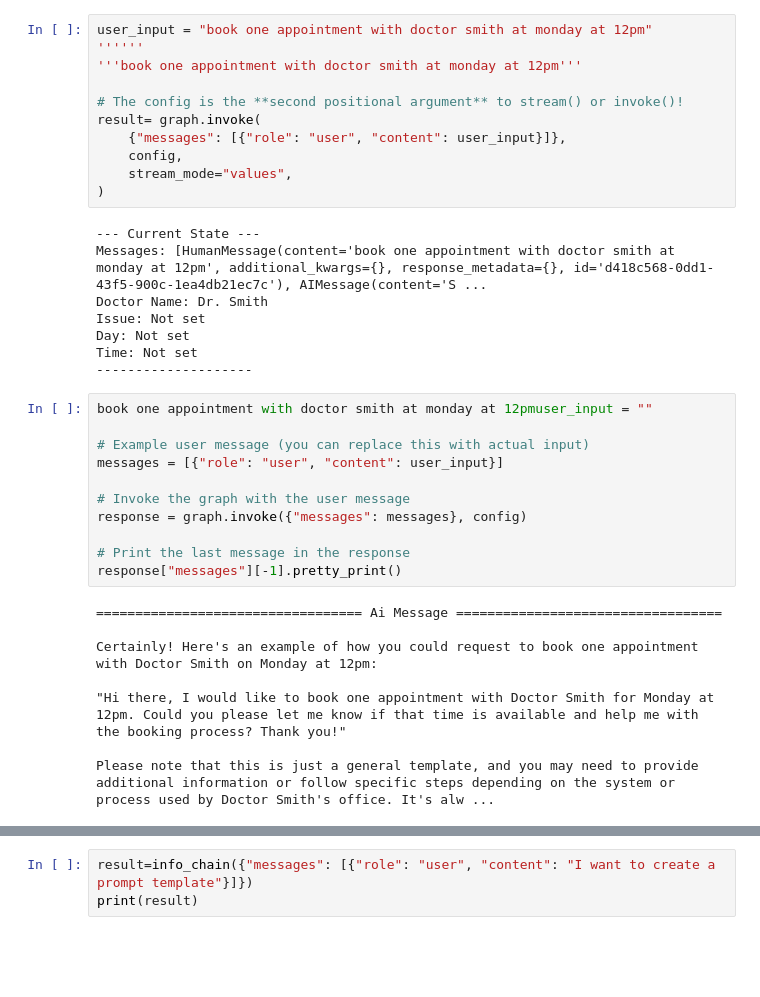
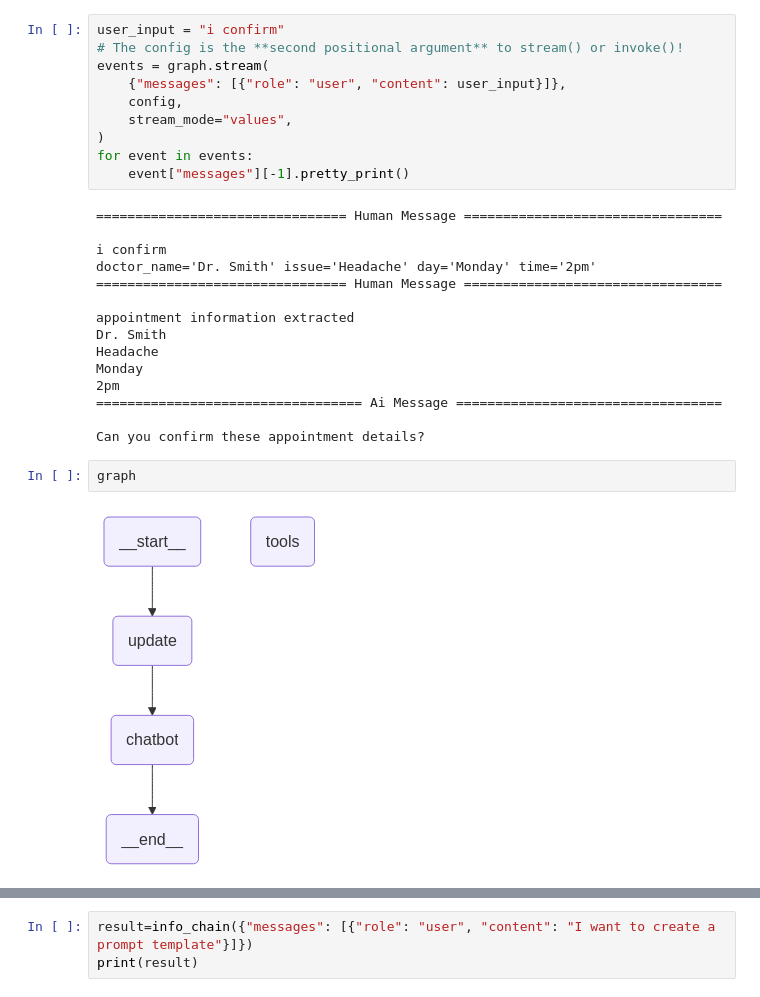
Before and after one commit to sudipmajkoti07/agentflow, a Jupyter notebook: new.ipynb, the cells around one changed output, grey strips where cells are left out. Saved outputs shown, nothing was run; the diff lists cells and outputs as text; blank space fills up the shorter version.

```diff
--- a/new.ipynb
+++ b/new.ipynb
@@ -429,38 +138,29 @@ config = {"configurable": {"thread_id": "7"}}
 # %%
-user_input = "book one appointment with doctor smith at monday at 12pm"
-''''''
-'''book one appointment with doctor smith at monday at 12pm'''
-
+user_input = "i confirm"
 # The config is the **second positional argument** to stream() or invoke()!
-result= graph.invoke(
+events = graph.stream(
     {"messages": [{"role": "user", "content": user_input}]},
     config,
     stream_mode="values",
 )
+for event in events:
+    event["messages"][-1].pretty_print()
 # %% [output]
---- Current State ---
-Messages: [HumanMessage(content='book one appointment with doctor smith at monday at 12pm', additional_kwargs={}, response_metadata={}, id='d418c568-0dd1-43f5-900c-1ea4db21ec7c'), AIMessage(content='S ...
-Doctor Name: Dr. Smith
-Issue: Not set
-Day: Not set
-Time: Not set
---------------------
+================================ Human Message =================================
+
+i confirm
+doctor_name='Dr. Smith' issue='Headache' day='Monday' time='2pm'
+================================ Human Message =================================
+
+appointment information extracted
+Dr. Smith
+Headache
+Monday
+2pm
+================================== Ai Message ==================================
+
+Can you confirm these appointment details?
-# %%
-book one appointment with doctor smith at monday at 12pmuser_input = ""
-
-# Example user message (you can replace this with actual input)
-messages = [{"role": "user", "content": user_input}]
-
-# Invoke the graph with the user message
-response = graph.invoke({"messages": messages}, config)
-
-# Print the last message in the response
-response["messages"][-1].pretty_print()
-# %% [output]
-================================== Ai Message ==================================
-
-Certainly! Here's an example of how you could request to book one appointment with Doctor Smith on Monday at 12pm:
-
-"Hi there, I would like to book one appointment with Doctor Smith for Monday at 12pm. Could you please let me know if that time is available and help me with the booking process? Thank you!"
-
-Please note that this is just a general template, and you may need to provide additional information or follow specific steps depending on the system or process used by Doctor Smith's office. It's alw ...
+# %%
+graph
+# %% [output]
+[figure, added]
```
Also changed, not shown: parts of 9 cells of this notebook.
